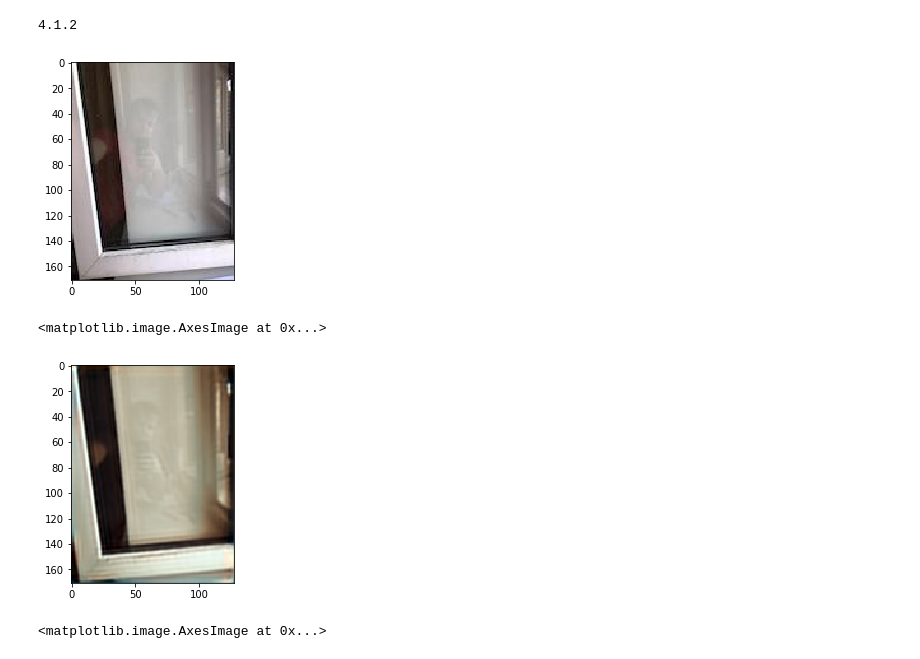
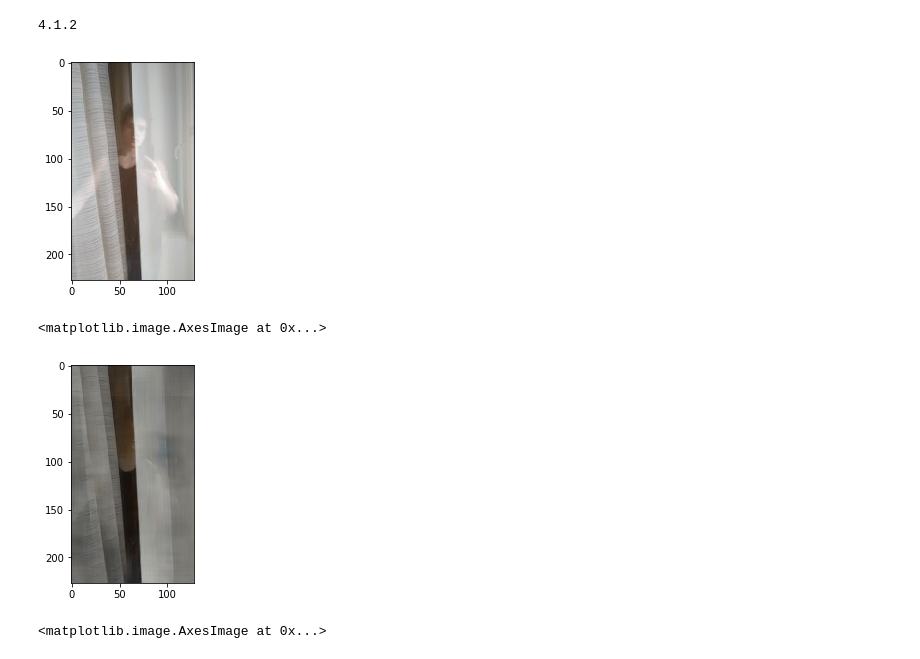
Before and after one commit to sergevkim/ReflectionSeparation, a Jupyter notebook: draft.ipynb, the cells around one changed output. Saved outputs shown, nothing was run; the diff lists cells and outputs as text; code cells hidden in the pictures.

```diff
--- a/draft.ipynb
+++ b/draft.ipynb
@@ -145,32 +145,32 @@ print(cv2.__version__)
 # %%
 import torch
 # %%
-checkpoint = torch.load('./checkpoints/unet_v20_e1.hdf5', map_location=torch.device('cpu'))
+checkpoint = torch.load('./checkpoints/unet_v13_e19.hdf5', map_location=torch.device('cpu'))
 
 model = checkpoint['model']
 model.load_state_dict(checkpoint['model_state_dict'])
 model.eval()
 
-img = cv2.imread("./data/basket/egr.jpg")
+img = cv2.imread("./data/basket/pexa.jpg")
 img = cv2.cvtColor(img, cv2.COLOR_BGR2RGB)
 plt.imshow(img)
-img = cv2.cvtColor(img, cv2.COLOR_RGB2BGR)
-img = cv2.cvtColor(img, cv2.COLOR_BGR2LAB)
+#img = cv2.cvtColor(img, cv2.COLOR_RGB2BGR)
+#img = cv2.cvtColor(img, cv2.COLOR_BGR2LAB)
 img = img.transpose((2, 0, 1))[None, ...].astype(np.float32) / 255.0
 img = torch.Tensor(img)
 # %% [output]
-[figure, old version]
+[figure, new version]
 # %%
 out = model(img)['transmission']
 out = out.data.numpy()
 out = (255.0 * out[0, ...]).clip(0, 255).astype(np.uint8)
 out = out.transpose((1, 2, 0))
 
-out2 = cv2.cvtColor(out, cv2.COLOR_LAB2RGB)
-plt.imshow(out2)
+#out2 = cv2.cvtColor(out, cv2.COLOR_LAB2RGB)
+plt.imshow(out)
 # %% [output]
 <matplotlib.image.AxesImage at 0x...>
-[figure, old version]
+[figure, new version]
 # %%
 out2 = cv2.cvtColor(out, cv2.COLOR_LAB2RGB)
 plt.imshow(out2)
```
Also changed, not shown: parts of 2 cells of this notebook, 3 other files.
